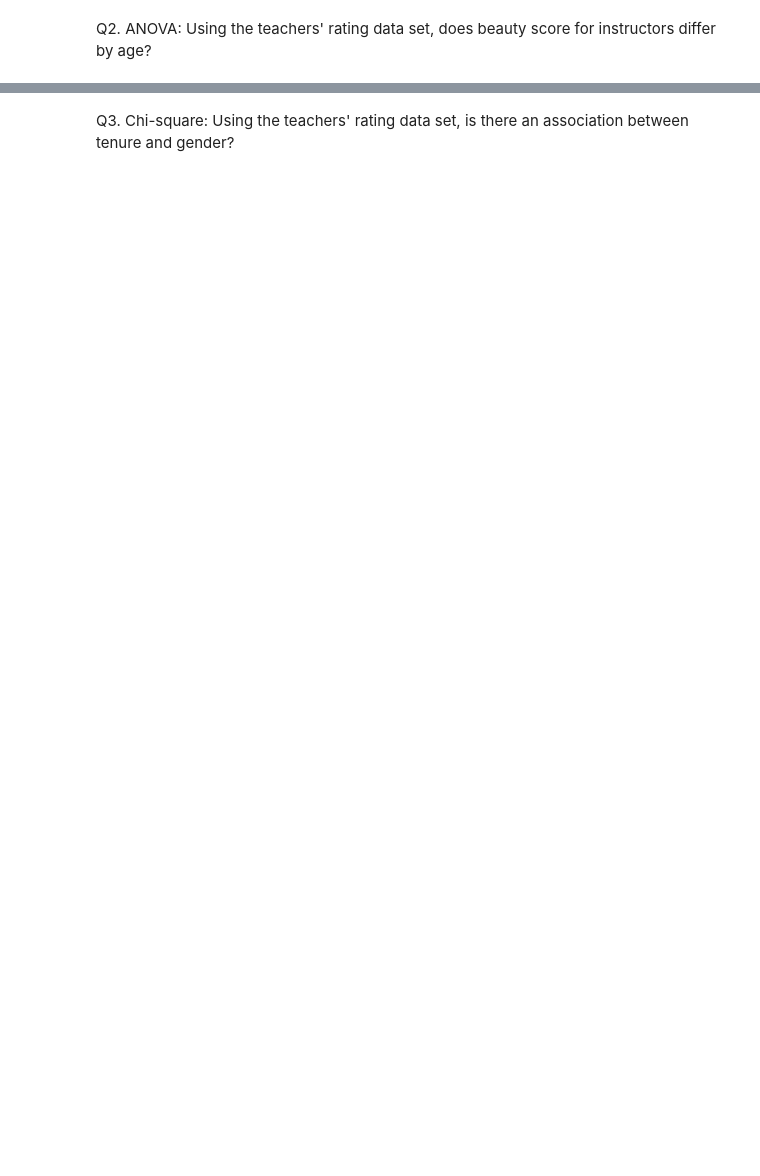
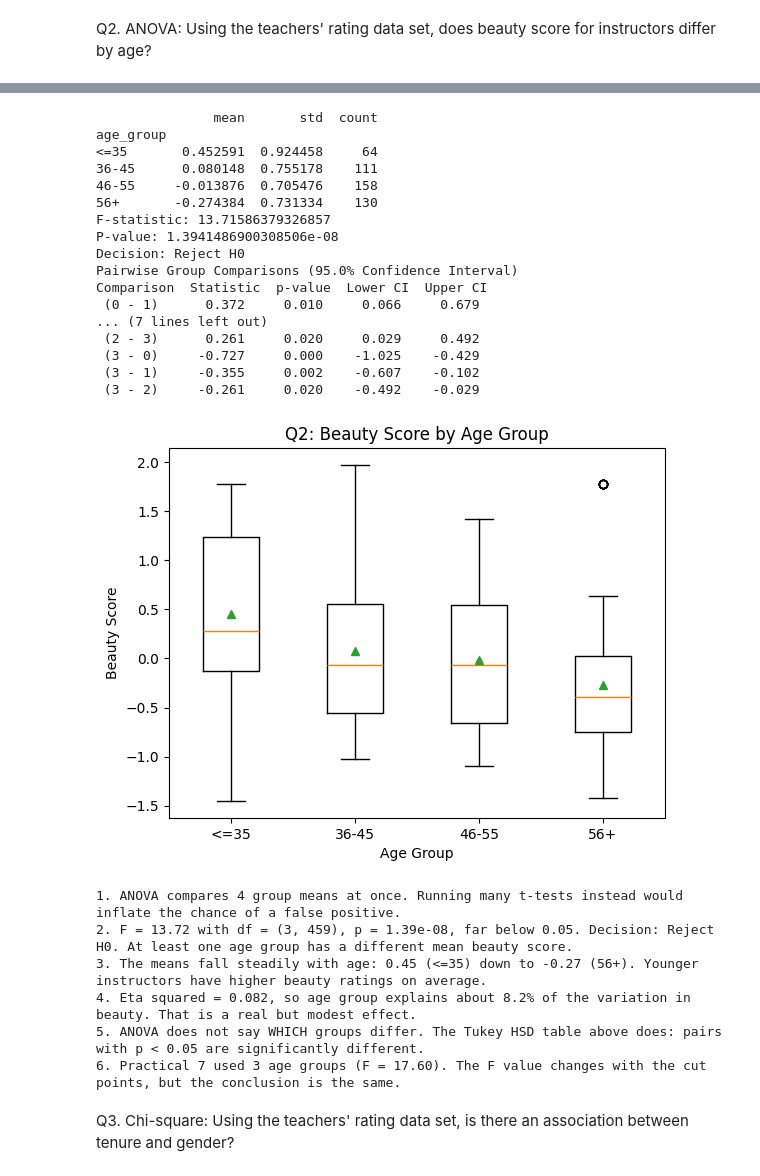
Before and after one commit to Tushar-3512/Data-Science-Practical-, a Jupyter notebook: Practical6.ipynb, the cells around one changed output, grey strips where cells are left out. Saved outputs shown, nothing was run; the diff lists cells and outputs as text; code cells hidden in the pictures; blank space fills up the shorter version.

```diff
--- a/Practical6.ipynb
+++ b/Practical6.ipynb
@@ -59,2 +74,69 @@ P-value: 1.3941486900308506e-08
+# %%
+bins = [0, 35, 45, 55, 100]
+labels = ['<=35', '36-45', '46-55', '56+']
+df['age_group'] = pd.cut(df['age'], bins=bins, labels=labels)
+
+groups = [g['beauty'].values for _, g in df.groupby('age_group', observed=True)]
+f_stat, p_val = stats.f_oneway(*groups)
+
+k = len(groups)
+N = sum(len(g) for g in groups)
+grand_mean = df['beauty'].mean()
+ss_between = sum(len(g) * (g.mean() - grand_mean)**2 for g in groups)
+ss_total = ((df['beauty'] - grand_mean)**2).sum()
+eta_sq = ss_between / ss_total                                     # effect size
+
+stats_table = df.groupby('age_group', observed=True)['beauty'].agg(['mean', 'std', 'count'])
+print(stats_table)
+print("F-statistic:", f_stat)
+print("P-value:", p_val)
+
+decision = "Reject H0" if p_val < 0.05 else "Fail to reject H0"
+print("Decision:", decision)
+
+# Post-hoc: which pairs differ?
+print(stats.tukey_hsd(*groups))
+
+# Graph: boxplot per age group
+plt.boxplot(groups, showmeans=True)
+plt.xticks(range(1, k+1), labels)
+plt.xlabel("Age Group")
+plt.ylabel("Beauty Score")
+plt.title("Q2: Beauty Score by Age Group")
+plt.show()
+
+print(f"""
+1. ANOVA compares {k} group means at once. Running many t-tests instead would inflate the chance of a false positive.
+2. F = {f_stat:.2f} with df = ({k-1}, {N-k}), p = {p_val:.2e}, far below 0.05. Decision: {decision}. At least one age group has a different mean beauty score.
+3. The means fall steadily with age: {stats_table['mean'].iloc[0]:.2f} (<=35) down to {stats_table['mean'].iloc[-1]:.2f} (56+). Younger instructors have higher beauty ratings on average.
+4. Eta squared = {eta_sq:.3f}, so age group explains about {eta_sq*100:.1f}% of the variation in beauty. That is a real but modest effect.
+5. ANOVA does not say WHICH groups differ. The Tukey HSD table above does: pairs with p < 0.05 are significantly different.
+6. Practical 7 used 3 age groups (F = 17.60). The F value changes with the cut points, but the conclusion is the same.
+""")
+# %% [output]
+               mean       std  count
+age_group
+<=35       0.452591  0.924458     64
+36-45      0.080148  0.755178    111
+46-55     -0.013876  0.705476    158
+56+       -0.274384  0.731334    130
+F-statistic: 13.71586379326857
+P-value: 1.3941486900308506e-08
+Decision: Reject H0
+Pairwise Group Comparisons (95.0% Confidence Interval)
+Comparison  Statistic  p-value  Lower CI  Upper CI
+ (0 - 1)      0.372     0.010     0.066     0.679
+... (7 lines left out)
+ (2 - 3)      0.261     0.020     0.029     0.492
+ (3 - 0)     -0.727     0.000    -1.025    -0.429
+ (3 - 1)     -0.355     0.002    -0.607    -0.102
+ (3 - 2)     -0.261     0.020    -0.492    -0.029
+[figure, added]
+1. ANOVA compares 4 group means at once. Running many t-tests instead would inflate the chance of a false positive.
+2. F = 13.72 with df = (3, 459), p = 1.39e-08, far below 0.05. Decision: Reject H0. At least one age group has a different mean beauty score.
+3. The means fall steadily with age: 0.45 (<=35) down to -0.27 (56+). Younger instructors have higher beauty ratings on average.
+4. Eta squared = 0.082, so age group explains about 8.2% of the variation in beauty. That is a real but modest effect.
+5. ANOVA does not say WHICH groups differ. The Tukey HSD table above does: pairs with p < 0.05 are significantly different.
+6. Practical 7 used 3 age groups (F = 17.60). The F value changes with the cut points, but the conclusion is the same.
 # %% [markdown]
 Q3. Chi-square: Using the teachers' rating data set, is there an association between tenure and gender?
```
Also changed, not shown: parts of 9 cells of this notebook.
